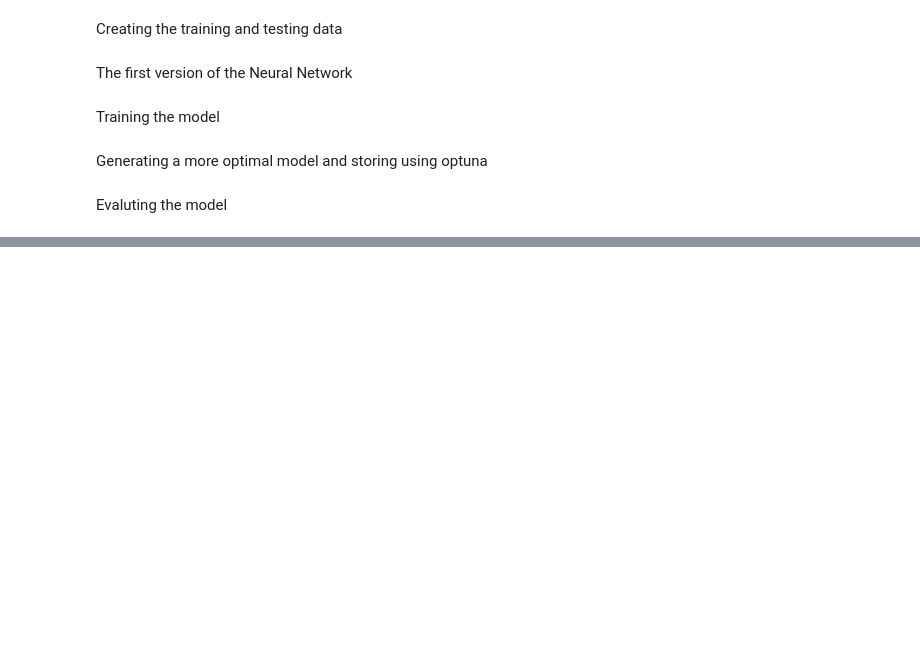
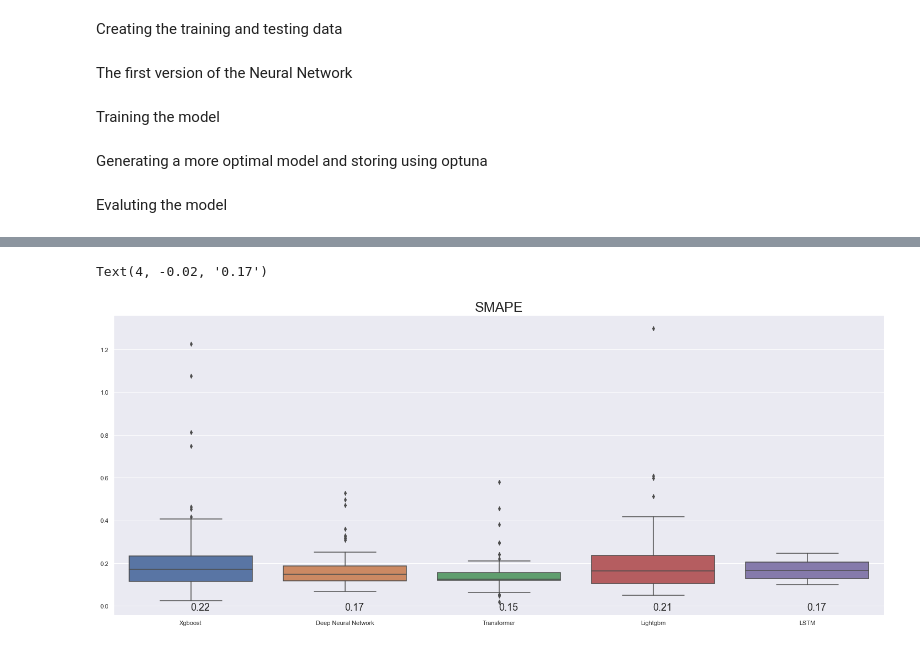
Before and after one commit to MohammadSakhnini/PageView_Prediction, a Jupyter notebook: DNN.ipynb, the cells around one changed output, grey strips where cells are left out. Drawn from its saved outputs; the diff is of its cells as text; code cells hidden in the pictures; blank space fills up the shorter version.

```diff
--- a/DNN.ipynb
+++ b/DNN.ipynb
@@ -404,0 +453,25 @@ fig.show()
+# %%
+xgboost = [0.181942252462679, 0.05015145250193793, 0.13711808373956877, 1.075355837213063, 0.2697383888200087, 0.12016254746270517, 0.45435214838036914, 0.17677422836006057, 0.13428733679895202, 0.19047789860459502, 0.19105596829064855, 0.04881340115804974, 0.1190064997897744, 0.024843028664060685, 0.14790403428986426, 0.0967429938840333, 0.11628768930317938, 0.1340813388193929, 0.15331616275618185, 0.11033744124130722, 0.0839482612661474, 0.7495122965390689, 0.17546534989512458, 0.11361532245067395, 0.22948871692944803, 0.08212937028854707, 0.1695426146538712, 0.14360925222455792, 0.08318701268798079, 0.10646531752238175, 0.17149097608414926, 0.40632038898901524, 0.326141142416061, 0.24573684689096312, 0.4180810431723662, 0.36761407568684723, 0.12968766983769106, 0.05889933766813753, 1.2261193994136939, 0.19942317619112307, 0.0820112299156598, 0.1403393871793907, 0.15630118357637665, 0.24886629203166785, 0.04852867832692857, 0.04548772121165227, 0.8141724230096913, 0.1811330888779507, 0.09857961160660499, 0.1718652182289319, 0.1406975470242073, 0.15078190795482807, 0.25130821518163154, 0.12897021688055318, 0.1844595621722696, 0.05036726289260567, 0.10627853679358078, 0.24440354299483183, 0.23566537628944625, 0.4650322099389656, 0.19576777961348, 0.30719318793372635,0,0,0,0,0]
+dnn = [0.12847014312109437, 0.13836233206233708, 0.18806118393681598, 0.149055086462953, 0.36115582046287237, 0.11955079361940726, 0.1713155987182791, 0.13653967657312555, 0.10200466469158428, 0.2148364498281255, 0.24019676754838695, 0.09149135796086352, 0.1527490035703786, 0.17786713285666764, 0.16203630024999383, 0.06877556667627731, 0.1429990946313347, 0.11658855128110092, 0.5296666357875087, 0.12520741390469645, 0.10790424862972449, 0.08557234187509057, 0.20851023634055293, 0.17363453130746184, 0.17077001437879247, 0.14051267531462686, 0.1982039766863129, 0.13057925008940607, 0.15133898786433284, 0.13848694958986218, 0.09453096842252753, 0.33059652050646304, 0.18674145922182553, 0.14558148726701117, 0.16773963433601619, 0.11134496294818123, 0.19992210256913995, 0.17498160370238963, 0.1121739004826806, 0.22479319653128677, 0.08238457470782704, 0.12800109789091038, 0.1149180637781617, 0.15265707494932199, 0.12327357109502549, 0.15527089001789088, 0.4982369907614928, 0.1263981956132937, 0.30783207256307143, 0.4721433578767339, 0.19967745056605152, 0.10275378329925601, 0.08782210916582132, 0.1513057505402706, 0.317363248348648, 0.0993628527502939, 0.14856488889374833, 0.08544528582120202, 0.12699363223559224, 0.12967757409774458, 0.1352445608393919, 0.09286119331443943, 0.08343277691560401, 0.14975095952294779, 0.2522944378321739, 0.3237744406719461, 0.18810602820133168]
+transformer = [0.16168214530178768, 0.1341773874361858, 0.22107548419991882, 0.02044893545694868, 0.14823911000152012, 0.07585612351715523, 0.13016500715100504, 0.14035424786119774, 0.168717603623479, 0.2115682926287654, 0.1006198746328836, 0.10508863457990077, 0.5791922726246721, 0.1373051959623485, 0.29459890163913827, 0.04659597715557625, 0.13159285347908437, 0.1749787158443033, 0.18192347648231053, 0.45665152300251216, 0.16090170726872358, 0.11904566202691916, 0.14656278608765722, 0.15482786389352424, 0.24047061776986944, 0.1472147793135316, 0.08927352749911364, 0.09096481458662811, 0.2964995768149613, 0.17661377794933444, 0.10418565414897842, 0.11382216072089266, 0.1426979991073321, 0.07255864826763961, 0.11826529141777582, 0.07831098337976253, 0.13664302062813943, 0.05241157653055618, 0.0637153344186576, 0.13062491736176865, 0.24067206207544753, 0.1379639031759802, 0.12951564311446803, 0.15822291539690253, 0.13090837588789747, 0.05403739561623333, 0.3809900173986823, 0.12596986901821466, 0.11762811275495536, 0.16023347482551845, 0.12521022459873046,0,0,0,0,0,0,0,0,0,0,0,0,0,0,0,0]
+lightgbm = [0.23539025939289146, 0.06843959534574634, 0.31019927807613573, 1.2980188481697361, 0.18822234864565432, 0.09236184043114878, 0.3501615118231302, 0.12575727978636045, 0.14684815055084316, 0.28834497727992286, 0.15670486296659056, 0.15531286976156383, 0.11330272859116604, 0.1340794470283836, 0.15426371011949117, 0.06279635633785832, 0.09064418377553819, 0.07717922461931526, 0.08851135759229316, 0.10007086743264391, 0.18605206219050072, 0.5971902908575182, 0.357897924799555, 0.09782658752295811, 0.1227607944052219, 0.07541933194297533, 0.05092574314942387, 0.07585991447032761, 0.1608311668645554, 0.20060964526354302, 0.16814964016305672, 0.3387487498380886, 0.23518403299129695, 0.10480830459288241, 0.2753142375282568, 0.32483068471557935, 0.22335845370347607, 0.11681955134229087, 0.2390168094350599, 0.07198475780361138, 0.1063408530118883, 0.25137436462525653, 0.27895440582772263, 0.6096499579950675, 0.07443574916403414, 0.11081708934007993, 0.41845853090667295, 0.3293596027286777, 0.08281090457888486, 0.2004864241117492, 0.29602058251213187, 0.2197470070043508, 0.15595373891374328, 0.07608300913503814, 0.0982186827061234, 0.16323913488050643, 0.21389604595167025, 0.16180835514851163, 0.125666736295768, 0.5119353900015284, 0.22790899376608645, 0.15133142340692277,0,0,0,0,0]
+lstm = [0.1931340825168527, 0.15048372345489683, 0.11175108925838793, 0.11523638829859895, 0.24561795739551112, 0.19197248697193933, 0.1979407196594109, 0.16692296076071678, 0.20288181332615318, 0.14736700225805086, 0.15242964070150186, 0.16525649908964868, 0.19175194658340655, 0.1521872894573224, 0.19570254401108533, 0.16954745010046773, 0.13482574792415175, 0.20600601931571416, 0.22909889037400086, 0.12871331244624235, 0.1359153039223858, 0.13792161483826576, 0.24293869619406777, 0.2013518677247209, 0.21222899059198885, 0.22074029414435536, 0.1076029765208498, 0.134384718658497, 0.20655240519671017, 0.12609880169851911, 0.21584468284807198, 0.12088270282413738, 0.20217859236971955, 0.11241291228363136, 0.10291510438977762, 0.24244419793993183, 0.11817392119764897, 0.22763055151610834, 0.10415353531878391, 0.12902677665108547, 0.10050252635649864, 0.10651758709277888, 0.16977175579900639, 0.1813352952208865, 0.13495881236329071, 0.16259651915955753, 0.16576770890903786, 0.19552618054247337, 0.11063055517317896, 0.20839355210006544, 0.2272263325804687, 0.1746618969500538, 0.12673290686480573, 0.23759057880029974, 0.188637864153656, 0.10640791561442836, 0.242405681512167, 0.11905359665285331, 0.14295961169080035, 0.20871579563959664, 0.11058125507427041, 0.10666775310702217, 0.1407551539346213, 0.21354464367643786, 0.24048156497384288, 0.12677164786927114, 0.17636507934265638]
+
+box = pd.DataFrame({"Xgboost":xgboost,"Deep Neural Network":dnn,"Transformer":transformer,"Lightgbm":lightgbm,"LSTM":lstm})
+box["Xgboost"] =box["Xgboost"].replace(0,box["Xgboost"].mean())
+box["Deep Neural Network"] =box["Deep Neural Network"].replace(0,box["Deep Neural Network"].mean())
+box["Transformer"] =box["Transformer"].replace(0,box["Transformer"].mean())
+box["Lightgbm"] =box["Lightgbm"].replace(0,box["Lightgbm"].mean())
+box["LSTM"] =box["LSTM"].replace(0,box["LSTM"].mean())
+sns.set(rc={'figure.figsize':(25,10)})
+b = sns.boxplot(data=pd.DataFrame(data=box),orient="v")
+b.axes.set_title("SMAPE",fontsize=25)
+
+b.annotate(xy=(0, -0.02),text=round(box["Xgboost"].mean(),2),fontsize=18)
+b.annotate(xy=(1, -0.02),text=round(box["Deep Neural Network"].mean(),2),fontsize=18)
+b.annotate(xy=(2, -0.02),text=round(box["Transformer"].mean(),2),fontsize=18)
+b.annotate(xy=(3, -0.02),text=round(box["Lightgbm"].mean(),2),fontsize=18)
+b.annotate(xy=(4, -0.02),text=round(box["LSTM"].mean(),2),fontsize=18)
+# %% [output]
+Text(4, -0.02, '0.17')
+[figure, added]
```
Also changed, not shown: parts of 5 cells of this notebook, 2 other files.
